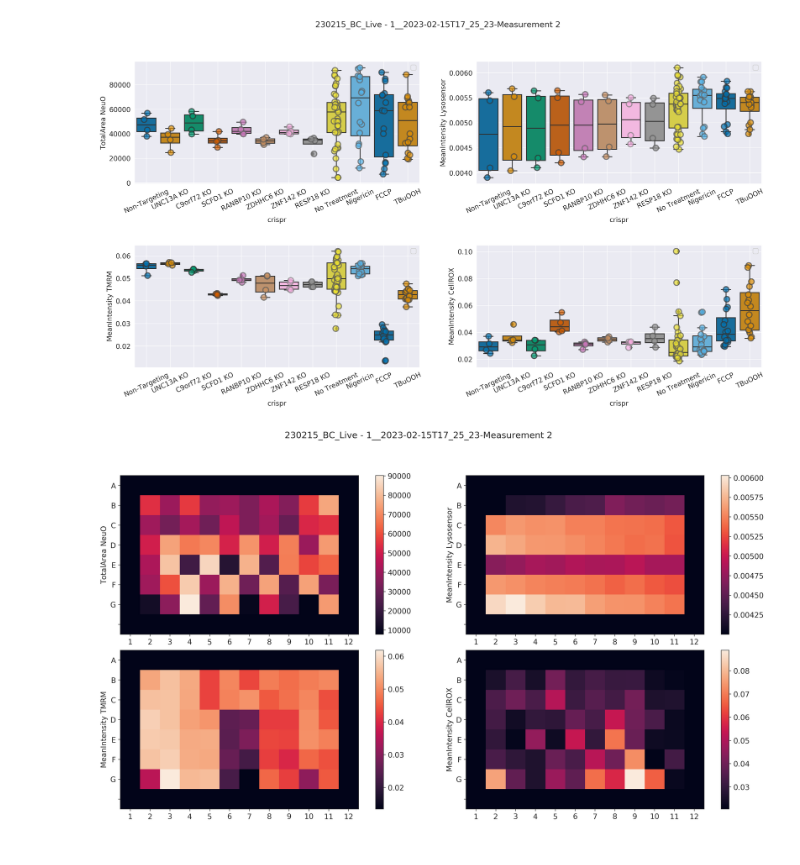
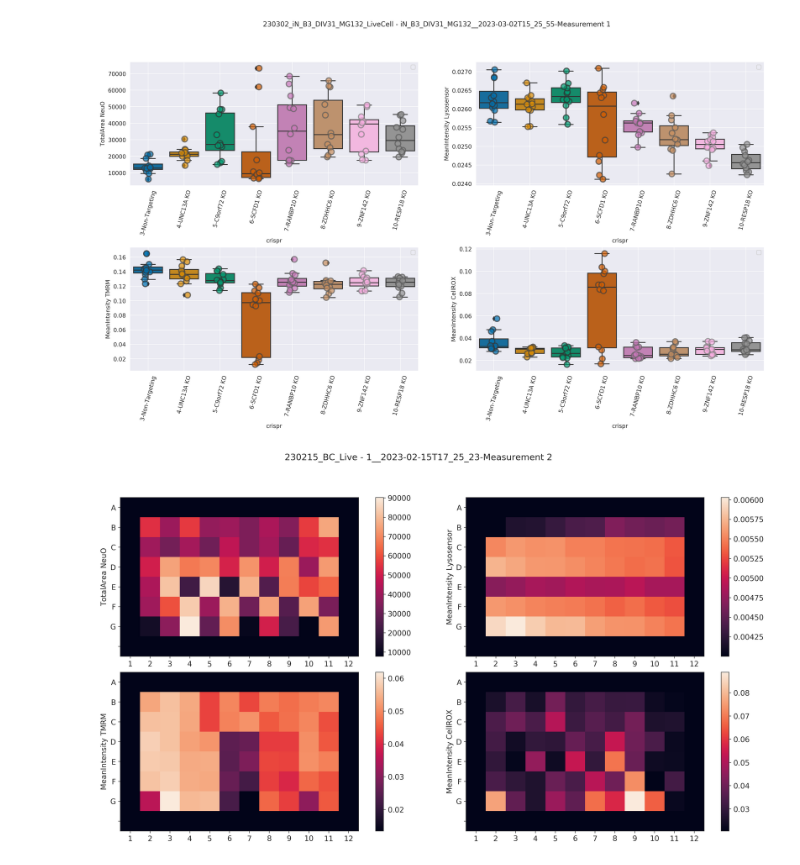
Before and after one commit to nmra-abarthmaron/cell-imaging, a Jupyter notebook: process/notebooks/2023-03-09_live_cell.ipynb, the cells around one changed output. Saved outputs shown, nothing was run; the diff lists cells and outputs as text; code cells hidden in the pictures.

```diff
--- a/process/notebooks/2023-03-09_live_cell.ipynb
+++ b/process/notebooks/2023-03-09_live_cell.ipynb
@@ -14,7 +14,7 @@ from statannotations.Annotator import Annotator
 from math import floor
 rcParams['figure.dpi'] = 250
 plt.rcParams['figure.figsize'] = (20, 10)
-plt.rcParams['font.size'] = 12
+plt.rcParams['font.size'] = 10
 # %%
 
 data_dirs = {
@@ -34,7 +34,7 @@ data_dirs = {
     Path('/lab/processed-data/230302_iN_B3_DIV31_MG132_LiveCell/iN_B3_DIV31_MG132_40xH2O__2023-03-02T16_07_40-Measurement 1'),
 }
 # %%
-data_dir = data_dirs['DIV16_10x']
+data_dir = data_dirs['DIV31']
 platemap = pd.read_csv(data_dir / 'platemap.csv')
 data = pd.read_csv(data_dir / '2023-02-28_soma_segment' / '2023-02-28_soma_segment_Image.csv')
 
@@ -42,11 +42,18 @@ data = pd.read_csv(data_dir / '2023-02-28_soma_segment' / '2023-02-28_soma_segme
 data['well_position'] = data['FileName_NeuO_pre_illum'].apply(
     lambda fname : chr(int(fname[1:3])+64) + fname[4:6]
 )
+data['row'] = data['FileName_NeuO_pre_illum'].apply(
+lambda fname : int(fname[1:3])
+)
+data['col'] = data['FileName_NeuO_pre_illum'].apply(
+    lambda fname : int(fname[4:6])
+)
+
 data = data.merge(platemap, on='well_position')
 # data = data.groupby(['well_position', 'crispr']).mean()
-data = data.groupby(['FileName_NeuO_pre_illum', 'crispr', 'treatment', 'concentration']).mean()
+data = data.groupby(['FileName_NeuO_pre_illum', 'crispr', 'treatment', 'col', 'concentration']).mean()
 data = data.reset_index()
-
+data['crispr'] = data['col'].astype(str) + '-' + data['crispr']
 measurements = [
     'Intensity_TotalArea_NeuO_masked',
     'Intensity_MeanIntensity_Lysosensor_masked',
@@ -64,35 +71,35 @@ for i_m, m in enumerate(measurements):
 
     sns.boxplot(
         data=data,
         x='crispr',
         # x='concentration',
         y=m,
         palette='colorblind',
         # hue='crispr',
         ax=axs[axs_row, axs_col]
     )
     sns.stripplot(
         data=data,
         x='crispr',
         # x='concentration',
         y=m,
         palette='colorblind',
         # hue='crispr',
         # dodge=True,
         linewidth=2,
         size=10,
         alpha=0.7,
         ax=axs[axs_row, axs_col])
 
-    axs[axs_row, axs_col].tick_params(axis='x', rotation=25)
+    axs[axs_row, axs_col].tick_params(axis='x', rotation=75)
     axs[axs_row, axs_col].set_ylabel(m.split('_')[1] + ' ' + m.split('_')[2])
     axs[axs_row, axs_col].xaxis.grid(True)
     axs[axs_row, axs_col].legend('')
 
 plt.suptitle(data_dir.parents[0].name + ' - ' + data_dir.name)
 plt.subplots_adjust(wspace=0.2, hspace=0.5)
 # %% [output]
-[figure, old version]
+[figure, new version]
 # %%
 data_dir = data_dirs['DIV16_10x']
 platemap = pd.read_csv(data_dir / 'platemap.csv')
```
Also changed, not shown: parts of 5 cells of this notebook, 2 other files.
